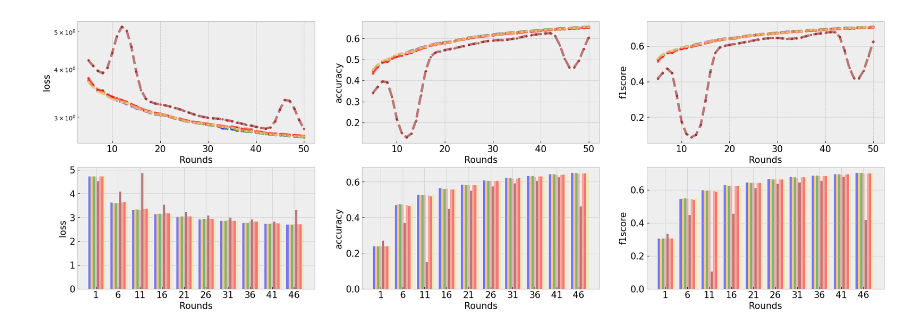
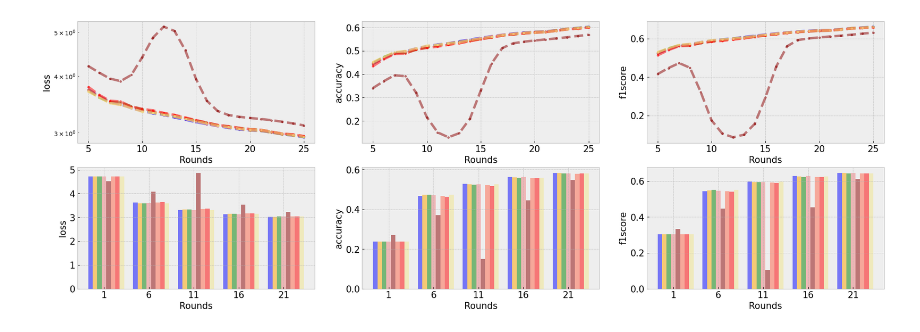
Before and after one commit to TaehwanY98/Fed-Ref, a Jupyter notebook: 1.FEMNIST.ipynb, the cells around one changed output. Saved outputs shown, nothing was run; the diff lists cells and outputs as text; code cells hidden in the pictures.

```diff
--- a/1.FEMNIST.ipynb
+++ b/1.FEMNIST.ipynb
@@ -11,7 +11,7 @@ def ploting(fedavg, fedprox, fedref, title="MNIST Classification", metric=["loss
     # 예시 데이터
     fedref_colors = ["blue", "orange", "green", "lightcoral", "darkred", "tomato", "red", "khaki", "darkkhaki"]
     labels = ["FedAvg", "FedProx (μ:0.5)", "FedOpt (η:0.01, β1:0.9, β2:0.99, τ:1e-4)", "AdaBest (α:0.1 , β:1.0)", "FedEve (β:0.9, μ:0.01, ρ:0.9)",
-              "A-FedPD (μ:0.1)", "FedRef(λ:0.01, ρ:4) client: FedAvg" , "FedRef(λ:0.01, ρ:4) client: FedProx"]
+              "A-FedPD (μ:0.1)", "FedRef (λ:0.01, ρ:4) client: FedAvg" , "FedRef (λ:0.01, ρ:4) client: FedProx", "FedRef (λ:0.1, ρ:8) client: FedAvg"]
     with plt.style.context('bmh'):
         fig, ax = plt.subplots(2, len(metric), figsize=(24, 8))
         for i, mtr in enumerate(metric):
@@ -41,7 +41,7 @@ def ploting(fedavg, fedprox, fedref, title="MNIST Classification", metric=["loss
                     for idx2, s in enumerate(S):
                         ax[1][i].bar(idx+idx2*0.1-0.3, height=s[0], color =s[1], width=0.1, alpha=0.5)
                 except:
-                    pass
+                    break
             ax[1][i].set_xticks(range(len(thresholds)), [str(round(thresholds[len(thresholds)-i], 4)) for i in range(len(thresholds),0, -1)])
 
         h,l =ax[1][len(metric)//2].get_legend_handles_labels()
@@ -62,38 +62,38 @@ def ploting(fedavg, fedprox, fedref, title="MNIST Classification", metric=["loss
                 )
         display(fig)
 # %%
-n = 51
-thresholds=[i for i in range(1, 49, 5)]
+n = 26
+thresholds=[i for i in range(1, n, 5)]
 TYPE="fedavg"
 root_dir = f"Result/{TYPE}/degrade0.2"
 fedavg = pd.read_csv(root_dir+"/fedavg_femnist_lda0.1_p4.csv")
 TYPE="fedprox"
 root_dir = f"Result/{TYPE}/degrade0.2"
 fedprox = pd.read_csv(root_dir+"/fedprox_femnist_lda0.1_p4.csv")
 TYPE="fedopt"
 root_dir = f"Result/{TYPE}/degrade0.2"
 fedopt = pd.read_csv(root_dir+"/fedopt_femnist_lda0.1_p4.csv")
 TYPE="adabest"
 root_dir = f"Result/{TYPE}/degrade0.2"
 adabest = pd.read_csv(root_dir+"/adabest_femnist_lda0.1_p4.csv")
 TYPE="fedeve"
 root_dir = f"Result/{TYPE}/degrade0.2"
 fedeve = pd.read_csv(root_dir+"/fedeve_femnist_lda0.1_p4.csv")
 TYPE="afedpd"
 root_dir = f"Result/{TYPE}/degrade0.2"
 afedpd = pd.read_csv(root_dir+"/afedpd_femnist_lda0.1_p4.csv")
 
 TYPE="fedref"
 root_dir = f"Result/{TYPE}/degrade0.2"
 
 fedref = [{**fedopt.to_dict("series"), **{"label":"fedopt(η:0.01, β1:0.9, β2:0.99, τ:1e-4)"}},
           {**adabest.to_dict("series"), **{"label":"adabest(α:0.1 , β:1.0)"}},
           {**fedeve.to_dict("series"), **{"label":"fedeve(β:0.9, μ:0.01, ρ:0.9)"}},
           {**afedpd.to_dict("series"), **{"label":"afedpd(μ : 0.1)"}},
     {**pd.read_csv(root_dir+"/fedavg/fedref_femnist_lda0.1_p4.csv").to_dict("series"), **{"label":"fedref(λ:0.01, ρ:4) Client: avg"}},
-    {**pd.read_csv(root_dir+"/fedprox/fedref_femnist_lda0.1_p4.csv").to_dict("series"), **{"label":"fedref(λ:0.01, ρ:4) Cient: prox"}},
+    {**pd.read_csv(root_dir+"/fedprox/fedref_femnist_lda0.1_p4.csv").to_dict("series"), **{"label":"fedref(λ:0.01, ρ:4) Client: prox"}},
     ]
 ploting(fedavg, fedprox, fedref, title="FEMNIST Classification", metric=["loss", "accuracy", "f1score"], num=n, thresholds=thresholds)
 # %% [output]
-[figure, old version]
+[figure, new version]
 # %%
```
Also changed, not shown: parts of 4 cells of this notebook, 7 other files.
